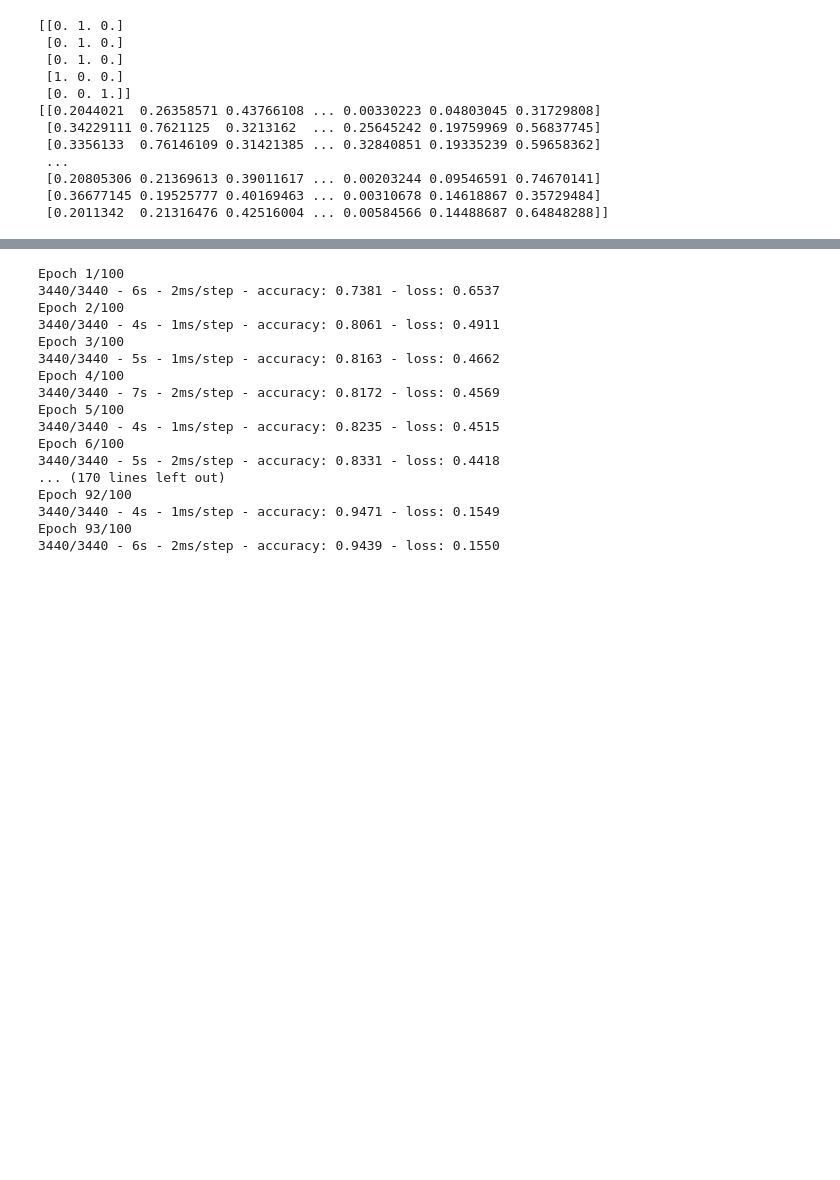
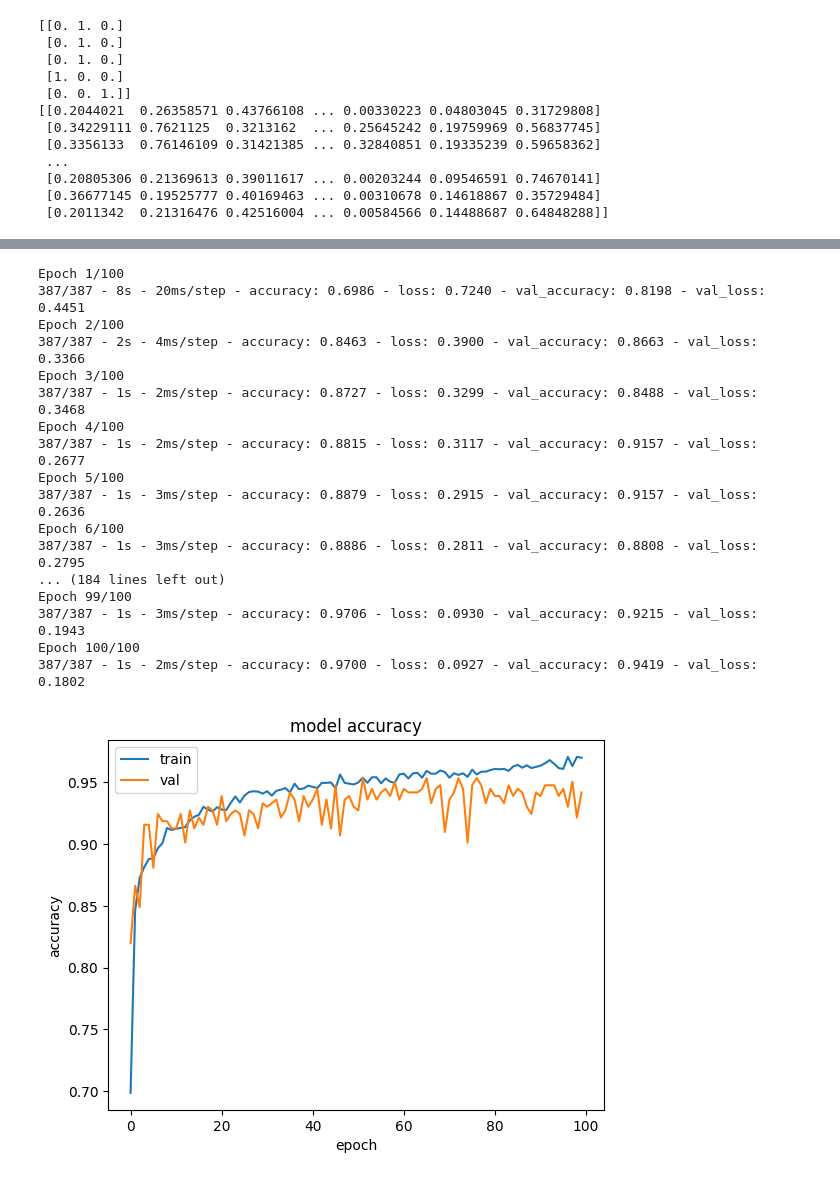
Before and after one commit to vvrgit/Aquaculture, a Jupyter notebook: Aquaculture_DNN.ipynb, the cells around one changed output, grey strips where cells are left out. Drawn from its saved outputs; the diff is of its cells as text; code cells hidden in the pictures; blank space fills up the shorter version.

```diff
--- a/Aquaculture_DNN.ipynb
+++ b/Aquaculture_DNN.ipynb
@@ -102,10 +102,12 @@ print(X_train)
  [0.36677145 0.19525777 0.40169463 ... 0.00310678 0.14618867 0.35729484]
  [0.2011342  0.21316476 0.42516004 ... 0.00584566 0.14488687 0.64848288]]
 # %%
-First_Layer_Size = 32 # Number of neurons in first layer
+First_Layer_Size =17 # Number of neurons in first layer
 model=Sequential()
-model.add(Dense(First_Layer_Size,activation='tanh', input_shape=(14,)))
-#model.add(Dense(32,activation='tanh'))
+model.add(Dense(First_Layer_Size,activation='relu', input_shape=(14,)))
+model.add(Dense(17,activation='relu'))
+model.add(Dense(17,activation='relu'))
+model.add(Dense(17,activation='relu'))
 model.add(Dense(3,activation='softmax'))
 model.summary()
 # %% [output]
@@ -122,27 +130,36 @@ Model: "sequential_1"
  Non-trainable params: 0 (0.00 B)
 # %%
 model.compile(loss='categorical_crossentropy', optimizer='adam', metrics=['accuracy'])
-# %%
-# Write the Training input and output variables, size of the batch, number of epochs
-history = model.fit(X_train,y_train,batch_size=1,epochs=100,verbose=2)
-# %% [output]
-Epoch 1/100
-3440/3440 - 6s - 2ms/step - accuracy: 0.7381 - loss: 0.6537
-Epoch 2/100
-3440/3440 - 4s - 1ms/step - accuracy: 0.8061 - loss: 0.4911
-Epoch 3/100
-3440/3440 - 5s - 1ms/step - accuracy: 0.8163 - loss: 0.4662
-Epoch 4/100
-3440/3440 - 7s - 2ms/step - accuracy: 0.8172 - loss: 0.4569
-Epoch 5/100
-3440/3440 - 4s - 1ms/step - accuracy: 0.8235 - loss: 0.4515
-Epoch 6/100
-3440/3440 - 5s - 2ms/step - accuracy: 0.8331 - loss: 0.4418
-... (170 lines left out)
-Epoch 92/100
-3440/3440 - 4s - 1ms/step - accuracy: 0.9471 - loss: 0.1549
-Epoch 93/100
-3440/3440 - 6s - 2ms/step - accuracy: 0.9439 - loss: 0.1550
+# %%
+import keras
+from matplotlib import pyplot as plt
+history = model.fit(X_train,y_train,validation_split = 0.1,batch_size=8,epochs=100,verbose=2)
+plt.plot(history.history['accuracy'])
+plt.plot(history.history['val_accuracy'])
+plt.title('model accuracy')
+plt.ylabel('accuracy')
+plt.xlabel('epoch')
+plt.legend(['train', 'val'], loc='upper left')
+plt.show()
+# %% [output]
+Epoch 1/100
+387/387 - 8s - 20ms/step - accuracy: 0.6986 - loss: 0.7240 - val_accuracy: 0.8198 - val_loss: 0.4451
+Epoch 2/100
+387/387 - 2s - 4ms/step - accuracy: 0.8463 - loss: 0.3900 - val_accuracy: 0.8663 - val_loss: 0.3366
+Epoch 3/100
+387/387 - 1s - 2ms/step - accuracy: 0.8727 - loss: 0.3299 - val_accuracy: 0.8488 - val_loss: 0.3468
+Epoch 4/100
+387/387 - 1s - 2ms/step - accuracy: 0.8815 - loss: 0.3117 - val_accuracy: 0.9157 - val_loss: 0.2677
+Epoch 5/100
+387/387 - 1s - 3ms/step - accuracy: 0.8879 - loss: 0.2915 - val_accuracy: 0.9157 - val_loss: 0.2636
+Epoch 6/100
+387/387 - 1s - 3ms/step - accuracy: 0.8886 - loss: 0.2811 - val_accuracy: 0.8808 - val_loss: 0.2795
+... (184 lines left out)
+Epoch 99/100
+387/387 - 1s - 3ms/step - accuracy: 0.9706 - loss: 0.0930 - val_accuracy: 0.9215 - val_loss: 0.1943
+Epoch 100/100
+387/387 - 1s - 2ms/step - accuracy: 0.9700 - loss: 0.0927 - val_accuracy: 0.9419 - val_loss: 0.1802
+[figure, added]
 # %%
 # Write the testing input and output variables
 score = model.evaluate(X_test, y_test, verbose=1)
```
Also changed, not shown: parts of 5 cells of this notebook.
